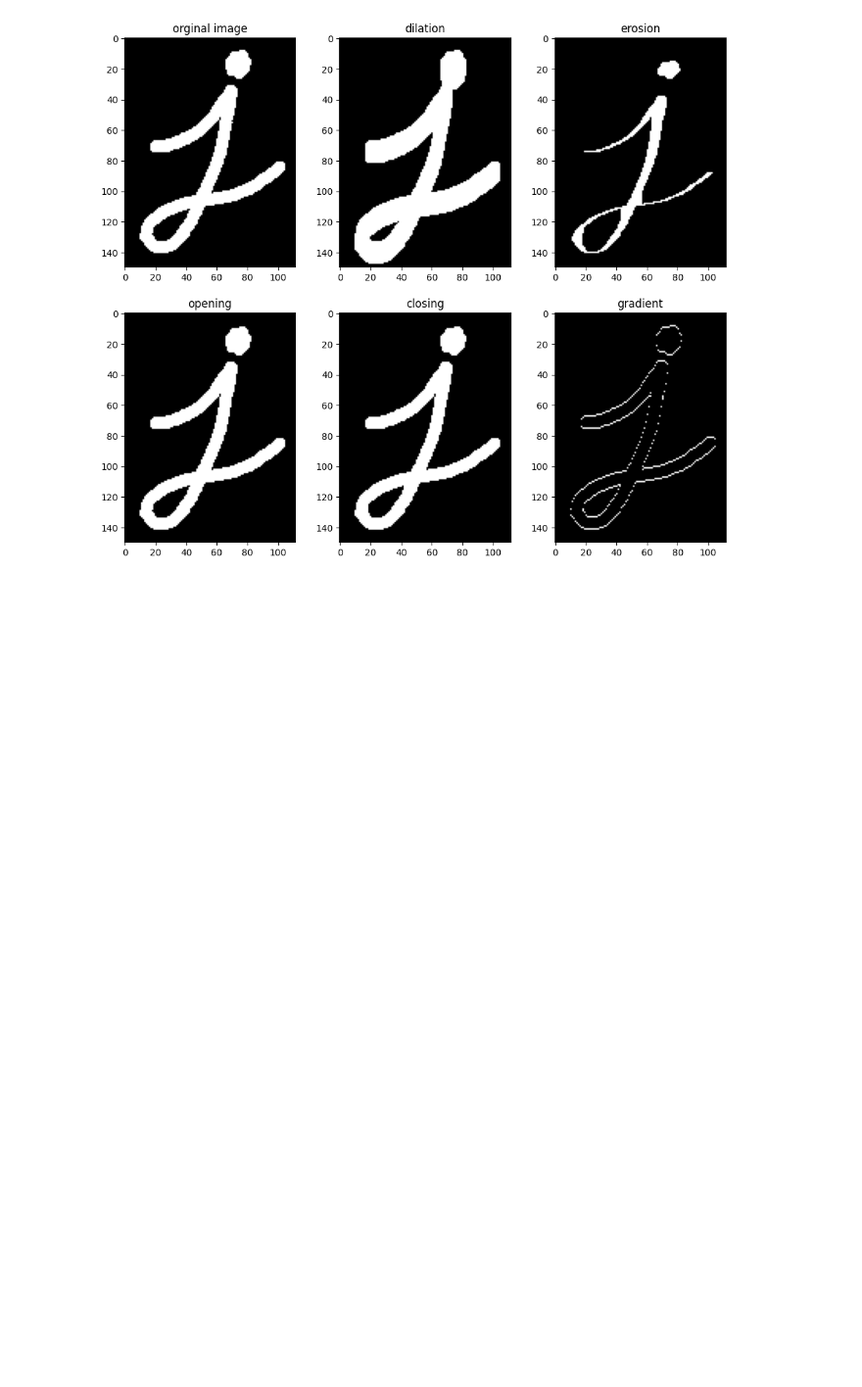
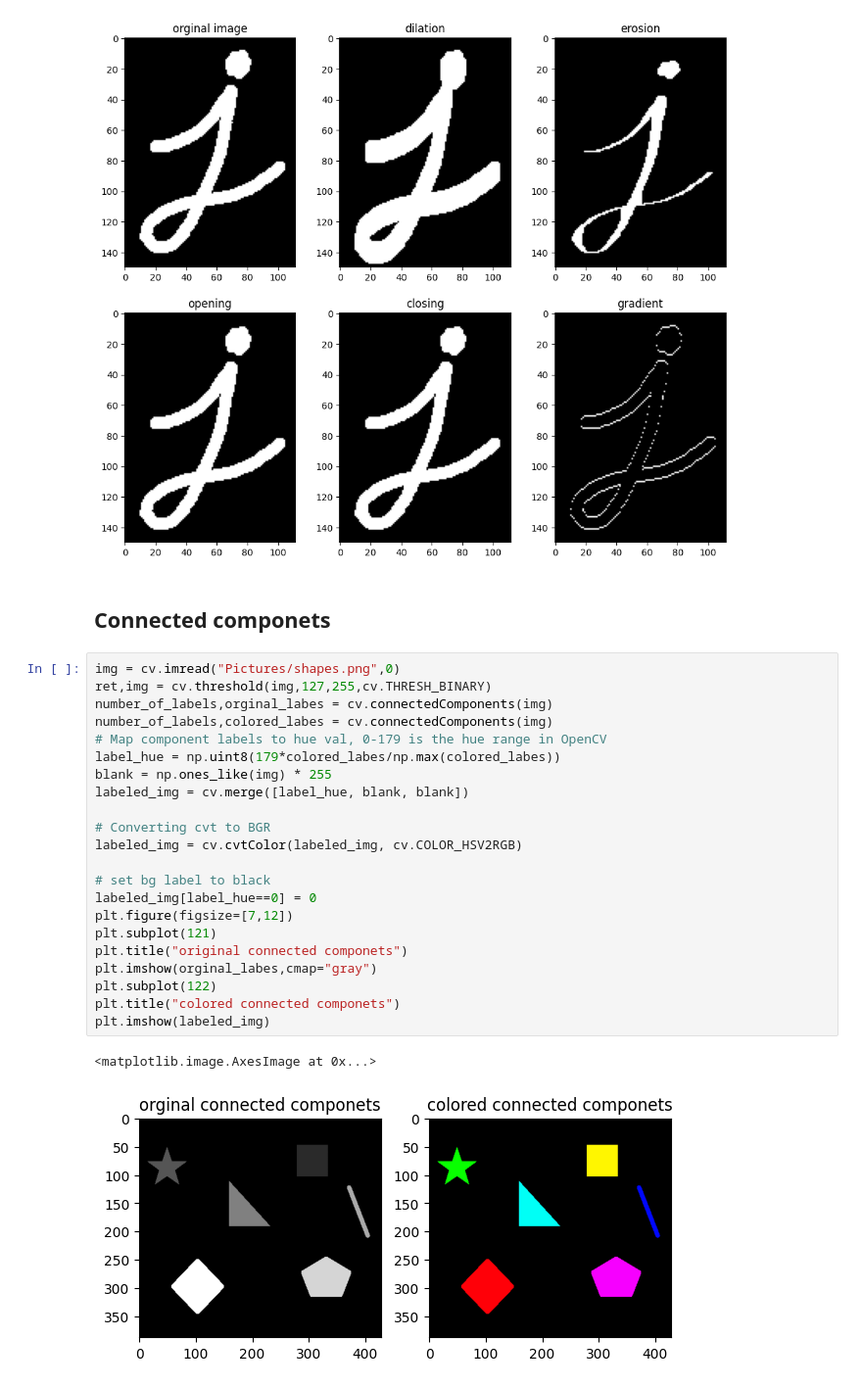
Before and after one commit to 0nE01/Opencv, a Jupyter notebook: Opencv.ipynb, the cells around one changed output. Shown at 98% size. Cells and saved outputs as stored; diff of their text form; blank space fills up the shorter version.

Commit message:
Connected componets

```diff
--- a/Opencv.ipynb
+++ b/Opencv.ipynb
@@ -265,3 +265,30 @@ plt.imshow(gradient,cmap="gray")
 # %% [output]
 <matplotlib.image.AxesImage at 0x...>
 [figure]
+# %% [markdown]
+## <div style="direction:ltr;text-align:left;">Connected componets</div>
+# %%
+img = cv.imread("Pictures/shapes.png",0)
+ret,img = cv.threshold(img,127,255,cv.THRESH_BINARY)
+number_of_labels,orginal_labes = cv.connectedComponents(img)
+number_of_labels,colored_labes = cv.connectedComponents(img)
+# Map component labels to hue val, 0-179 is the hue range in OpenCV
+label_hue = np.uint8(179*colored_labes/np.max(colored_labes))
+blank = np.ones_like(img) * 255
+labeled_img = cv.merge([label_hue, blank, blank])
+
+# Converting cvt to BGR
+labeled_img = cv.cvtColor(labeled_img, cv.COLOR_HSV2RGB)
+
+# set bg label to black
+labeled_img[label_hue==0] = 0
+plt.figure(figsize=[7,12])
+plt.subplot(121)
+plt.title("original connected componets")
+plt.imshow(orginal_labes,cmap="gray")
+plt.subplot(122)
+plt.title("colored connected componets")
+plt.imshow(labeled_img)
+# %% [output]
+<matplotlib.image.AxesImage at 0x...>
+[figure, added]
```
Also changed, not shown: 2 other files.
